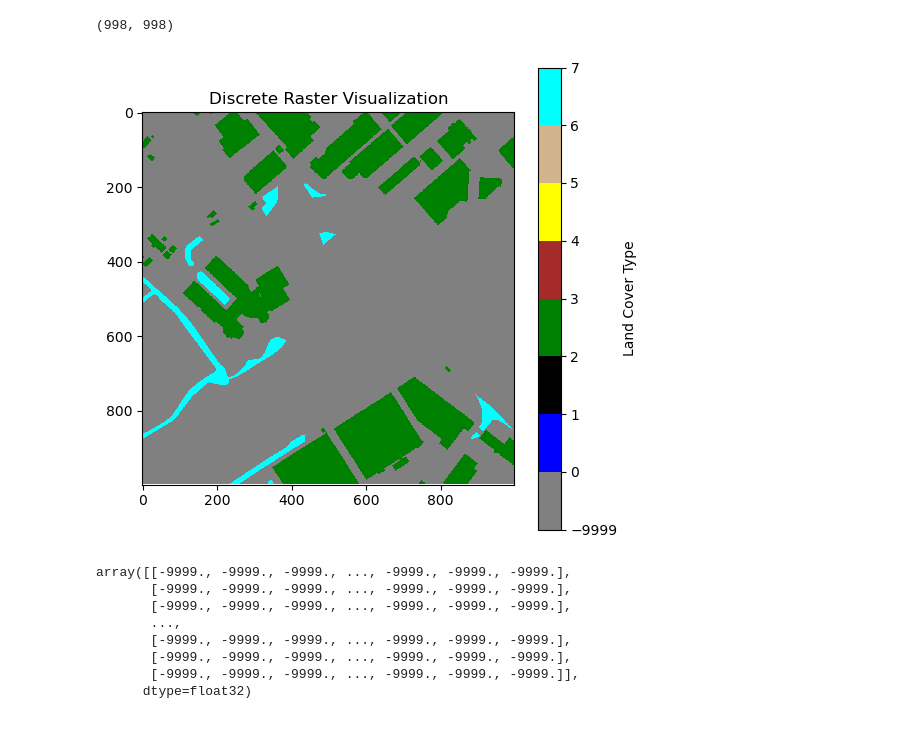
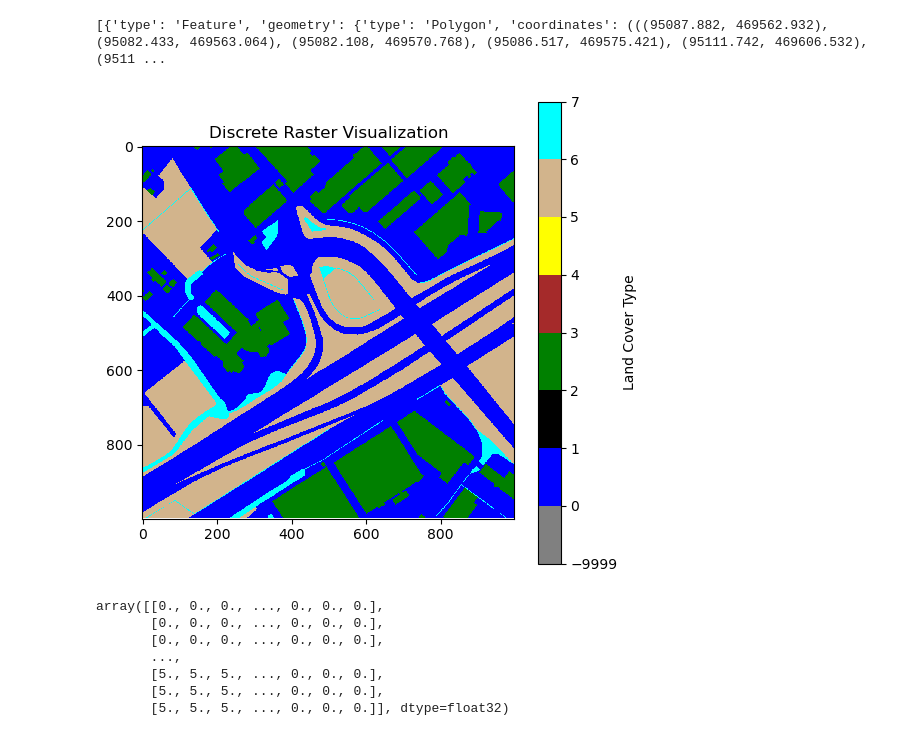
Before and after one commit to jsscmnhn/UMEP_thesis, a Jupyter notebook: dataprep/landcover.ipynb, the cells around one changed output. Saved outputs shown, nothing was run; the diff lists cells and outputs as text; code cells hidden in the pictures.

```diff
--- a/dataprep/landcover.ipynb
+++ b/dataprep/landcover.ipynb
@@ -112,18 +363,17 @@ def convert_to_raster(array, water, road, terrain, buildings, transform):
     visualize_raster(new_array)
     return new_array
 # %%
-convert_to_raster(array, waterdata, wegdata, terreindata, buildingdata, dst.transform)
+convert_to_raster(array, water_features, road_features, terrein_features, buildingdata, dst.transform)
 # %% [output]
-(998, 998)
+[{'type': 'Feature', 'geometry': {'type': 'Polygon', 'coordinates': (((95087.882, 469562.932), (95082.433, 469563.064), (95082.108, 469570.768), (95086.517, 469575.421), (95111.742, 469606.532), (9511 ...
-[figure, old version]
+[figure, new version]
-array([[-9999., -9999., -9999., ..., -9999., -9999., -9999.],
-       [-9999., -9999., -9999., ..., -9999., -9999., -9999.],
-       [-9999., -9999., -9999., ..., -9999., -9999., -9999.],
+array([[0., 0., 0., ..., 0., 0., 0.],
+       [0., 0., 0., ..., 0., 0., 0.],
+       [0., 0., 0., ..., 0., 0., 0.],
        ...,
-       [-9999., -9999., -9999., ..., -9999., -9999., -9999.],
-       [-9999., -9999., -9999., ..., -9999., -9999., -9999.],
-       [-9999., -9999., -9999., ..., -9999., -9999., -9999.]],
-      dtype=float32)
+       [5., 5., 5., ..., 0., 0., 0.],
+       [5., 5., 5., ..., 0., 0., 0.],
+       [5., 5., 5., ..., 0., 0., 0.]], dtype=float32)
 # %%
 from pyproj import Transformer
 
```
Also changed, not shown: parts of 14 cells of this notebook, 22 other files.
